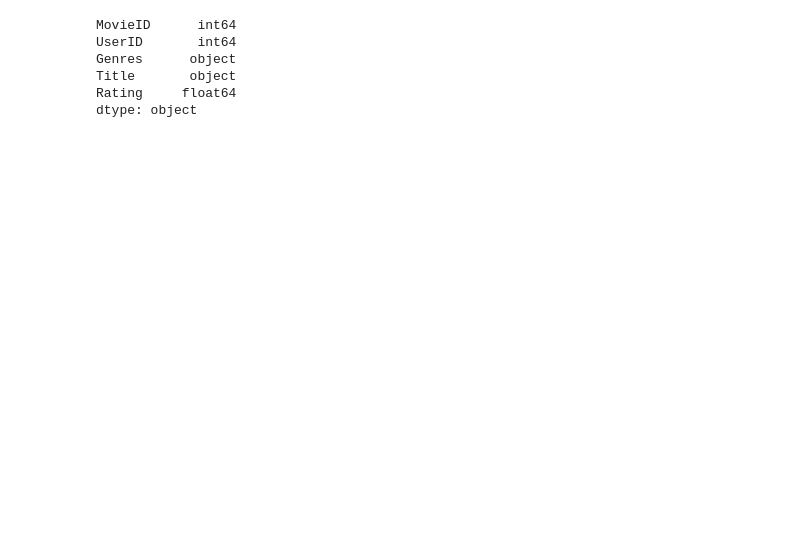
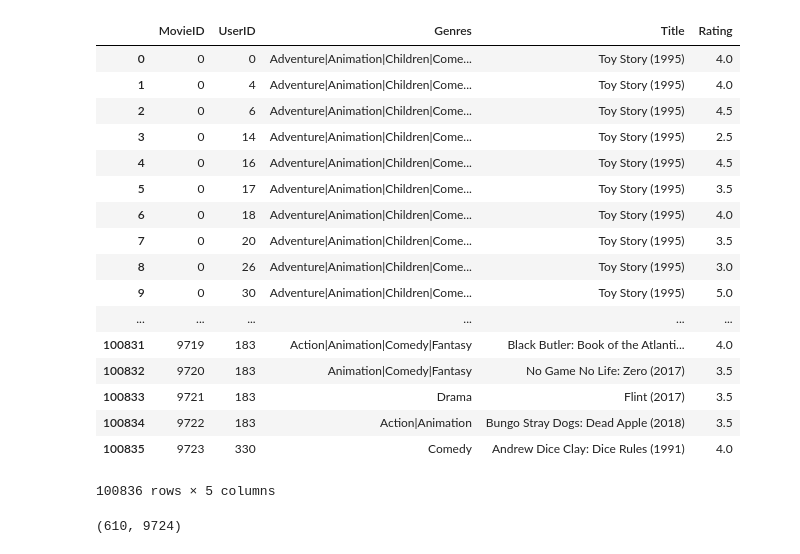
Before and after one commit to pindri/IRDV, a Jupyter notebook: IR_Exam/recommender.ipynb, the cells around one changed output. Cells and saved outputs as stored; diff of their text form; code cells hidden in the pictures; blank space fills up the shorter version.

```diff
--- a/IR_Exam/recommender.ipynb
+++ b/IR_Exam/recommender.ipynb
@@ -23,46 +23,61 @@ with open(file_path) as f:
 # %%
 # Building dataframes from dataset.
 
-ratings_df = pd.DataFrame(ratings,columns = ['UserID', 'MovieID', 'Rating', 'Timestamp']).iloc[1:1000]
-movies_df = pd.DataFrame(movies, columns = ['MovieID', 'Title', 'Genres']).iloc[1:200]
+ratings_df = pd.DataFrame(ratings,columns = ['UserID', 'MovieID', 'Rating', 'Timestamp']).iloc[1:]
+movies_df = pd.DataFrame(movies, columns = ['MovieID', 'Title', 'Genres']).iloc[1:]
+
+movies_df[['MovieID']] = movies_df[['MovieID']].astype(int)
+
 
 # Merging and cleaning.
 R_df = pd.merge(ratings_df, movies_df, on = "MovieID", how = "inner")
 R_df = R_df.drop(columns = ['Timestamp'] , axis = 1)
 
 # Type conversion.
 R_df[['UserID', 'MovieID']] = R_df[['UserID', 'MovieID']].astype(int) - 1 # Takes care of 0 index.
 R_df[['Rating']] = R_df[['Rating']].astype(float)
 R_df[['Title', 'Genres']] = R_df[['Title', 'Genres']].astype(str)
 
 R_df = pd.pivot_table(R_df, index = ['MovieID', 'UserID', 'Genres', 'Title'])
 R_df = pd.DataFrame(R_df.to_records())
 
 
 # Compute the number of distinct movies.
 mvd = R_df[['MovieID']].to_numpy().flatten()
 
 
 # Rewrite movie indices. UGLY, NEEDS TO BE REWRITTEN!
 j = -1
 new = []
 for i in range(0, len(mvd)):
     if (mvd[i] != mvd[i-1]):
         j = j+1
     new.append(j)
 
 mvd = np.array(new)
 
 # Assign new indices to dataframe.
 R_df = R_df.assign(MovieID = mvd)
-R_df.dtypes
+R_df
 # %% [output]
+|  | MovieID | UserID | Genres | Title | Rating |
+| 0 | 0 | 0 | Adventure|Animation|Children|Come... | Toy Story (1995) | 4.0 |
+| 1 | 0 | 4 | Adventure|Animation|Children|Come... | Toy Story (1995) | 4.0 |
+| 2 | 0 | 6 | Adventure|Animation|Children|Come... | Toy Story (1995) | 4.5 |
+| 3 | 0 | 14 | Adventure|Animation|Children|Come... | Toy Story (1995) | 2.5 |
+| 4 | 0 | 16 | Adventure|Animation|Children|Come... | Toy Story (1995) | 4.5 |
+| 5 | 0 | 17 | Adventure|Animation|Children|Come... | Toy Story (1995) | 3.5 |
+| 6 | 0 | 18 | Adventure|Animation|Children|Come... | Toy Story (1995) | 4.0 |
+| 7 | 0 | 20 | Adventure|Animation|Children|Come... | Toy Story (1995) | 3.5 |
+| 8 | 0 | 26 | Adventure|Animation|Children|Come... | Toy Story (1995) | 3.0 |
+| 9 | 0 | 30 | Adventure|Animation|Children|Come... | Toy Story (1995) | 5.0 |
+| ... | ... | ... | ... | ... | ... |
+| 100831 | 9719 | 183 | Action|Animation|Comedy|Fantasy | Black Butler: Book of the Atlanti... | 4.0 |
+| 100832 | 9720 | 183 | Animation|Comedy|Fantasy | No Game No Life: Zero (2017) | 3.5 |
+| 100833 | 9721 | 183 | Drama | Flint (2017) | 3.5 |
+| 100834 | 9722 | 183 | Action|Animation | Bungo Stray Dogs: Dead Apple (2018) | 3.5 |
+| 100835 | 9723 | 330 | Comedy | Andrew Dice Clay: Dice Rules (1991) | 4.0 |
-MovieID      int64
-UserID       int64
-Genres      object
-Title       object
-Rating     float64
-dtype: object
+100836 rows × 5 columns
 # %%
 # Build R matrix in a VERY UGLY WAY.
 
@@ -75,5 +90,7 @@ R_ratings = R_df["Rating"].to_numpy().flatten()
 
 R = csr_matrix((R_ratings, (R_users, R_movies)))  # csr_matrix((dat, (row, col)))
 R = R.toarray()
-#np.shape(R) # SOMETHING WRONG WITH DIMENSION, TOO MANY MOVIES
+np.shape(R) # Now correct dimensions.
+# %% [output]
+(610, 9724)
 # %%
```
Also changed, not shown: parts of 11 cells of this notebook.
